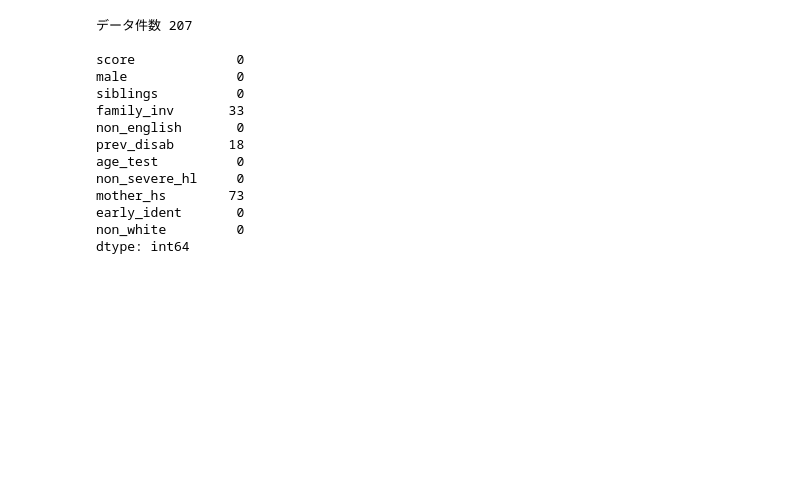
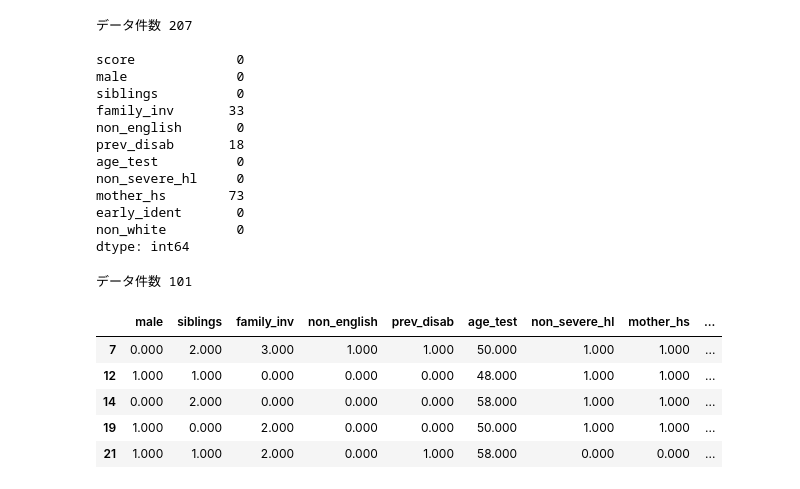
Before and after one commit to maton369/Bayesian_Inference_Practice, a Jupyter notebook: 6_2_ベイス回帰モデルによる効果検証.ipynb, the cells around one changed output. Cells and saved outputs as stored; diff of their text form; code cells hidden in the pictures; blank space fills up the shorter version.

```diff
--- a/6_2_ベイス回帰モデルによる効果検証.ipynb
+++ b/6_2_ベイス回帰モデルによる効果検証.ipynb
@@ -113,3 +113,24 @@ mother_hs        73
 early_ident       0
 non_white         0
 dtype: int64
+# %%
+# 欠損値除去
+df1 = df.dropna().astype(float)
+
+# データ件数の確認
+print(f"データ件数 {len(df1)}")
+# %% [output]
+データ件数 101
+# %%
+y = df1.pop("score")
+X = df1.copy()
+
+# Xの結果確認
+display(X.head())
+# %% [output]
+|  | male | siblings | family_inv | non_english | prev_disab | age_test | non_severe_hl | mother_hs | ... |
+| 7 | 0.000 | 2.000 | 3.000 | 1.000 | 1.000 | 50.000 | 1.000 | 1.000 | ... |
+| 12 | 1.000 | 1.000 | 0.000 | 0.000 | 0.000 | 48.000 | 1.000 | 1.000 | ... |
+| 14 | 0.000 | 2.000 | 0.000 | 0.000 | 0.000 | 58.000 | 1.000 | 1.000 | ... |
+| 19 | 1.000 | 0.000 | 2.000 | 0.000 | 0.000 | 50.000 | 1.000 | 1.000 | ... |
+| 21 | 1.000 | 1.000 | 2.000 | 0.000 | 1.000 | 58.000 | 0.000 | 0.000 | ... |
```
Also changed, not shown: parts of 2 cells of this notebook.
